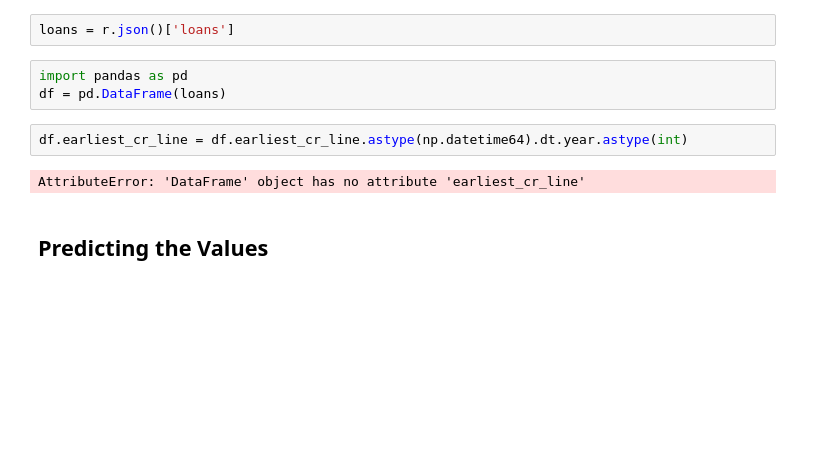
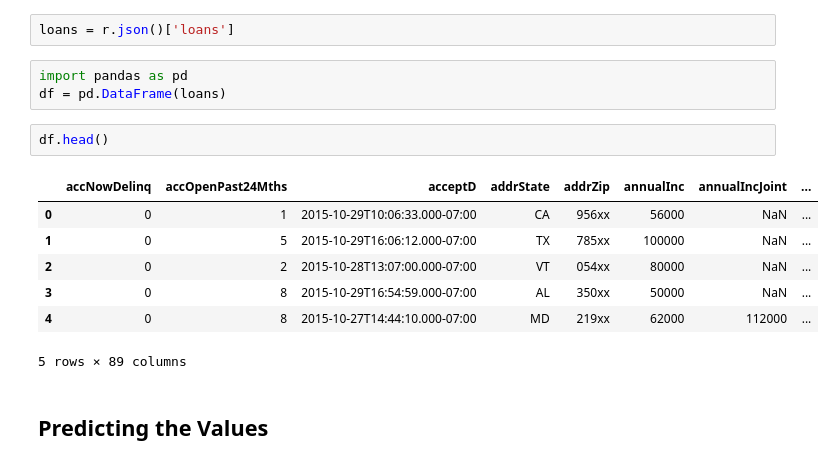
Before and after one commit to Will-So/Lending_Club, a Jupyter notebook: notebooks/lc_api.ipynb, the cells around one changed output. Drawn from its saved outputs; the diff is of its cells as text; blank space fills up the shorter version.

```diff
--- a/notebooks/lc_api.ipynb
+++ b/notebooks/lc_api.ipynb
@@ -35,10 +35,16 @@ loans = r.json()['loans']
 # %%
 import pandas as pd
 df = pd.DataFrame(loans)
-# %%
-df.earliest_cr_line = df.earliest_cr_line.astype(np.datetime64).dt.year.astype(int)
-# %% [output]
-AttributeError: 'DataFrame' object has no attribute 'earliest_cr_line'
+# %%
+df.head()
+# %% [output]
+|  | accNowDelinq | accOpenPast24Mths | acceptD | addrState | addrZip | annualInc | annualIncJoint | ... |
+| 0 | 0 | 1 | 2015-10-29T10:06:33.000-07:00 | CA | 956xx | 56000 | NaN | ... |
+| 1 | 0 | 5 | 2015-10-29T16:06:12.000-07:00 | TX | 785xx | 100000 | NaN | ... |
+| 2 | 0 | 2 | 2015-10-28T13:07:00.000-07:00 | VT | 054xx | 80000 | NaN | ... |
+| 3 | 0 | 8 | 2015-10-29T16:54:59.000-07:00 | AL | 350xx | 50000 | NaN | ... |
+| 4 | 0 | 8 | 2015-10-27T14:44:10.000-07:00 | MD | 219xx | 62000 | 112000 | ... |
+5 rows × 89 columns
 # %% [markdown]
 ## Predicting the Values
 # %%
```
Also changed, not shown: parts of 40 cells of this notebook, 2 other files.
